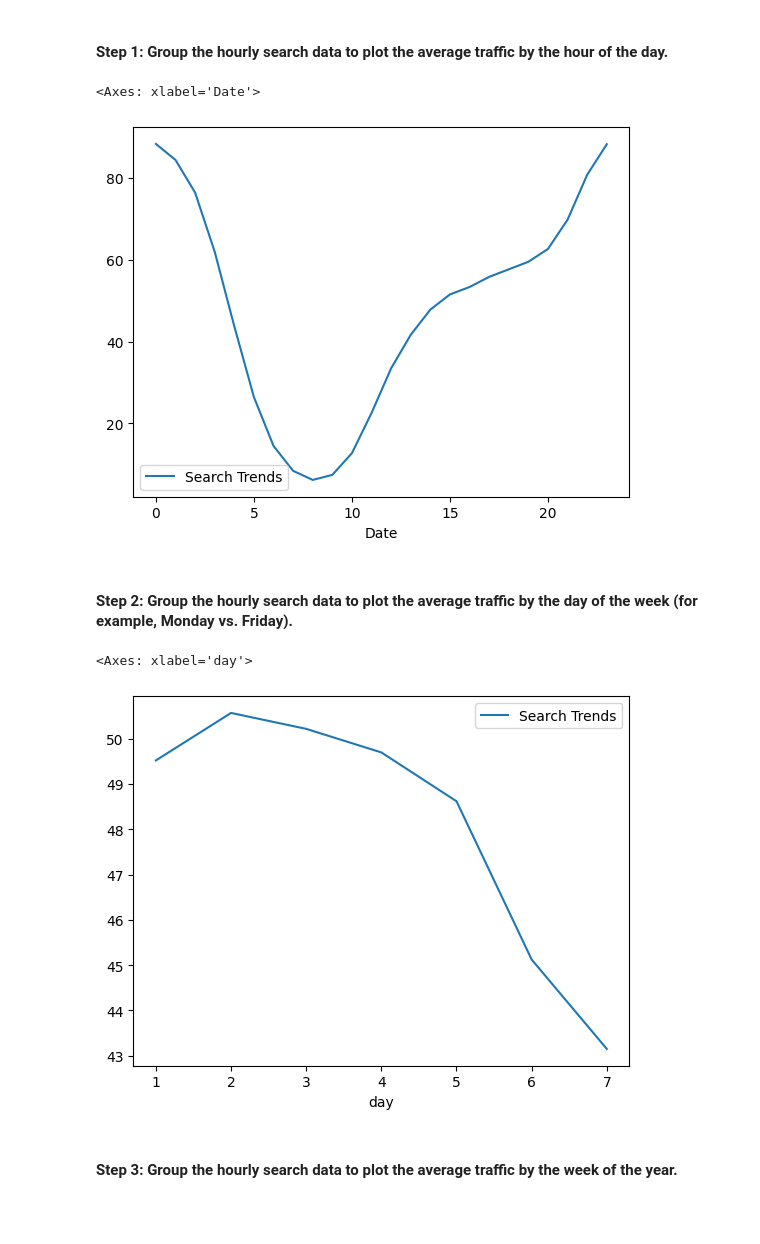
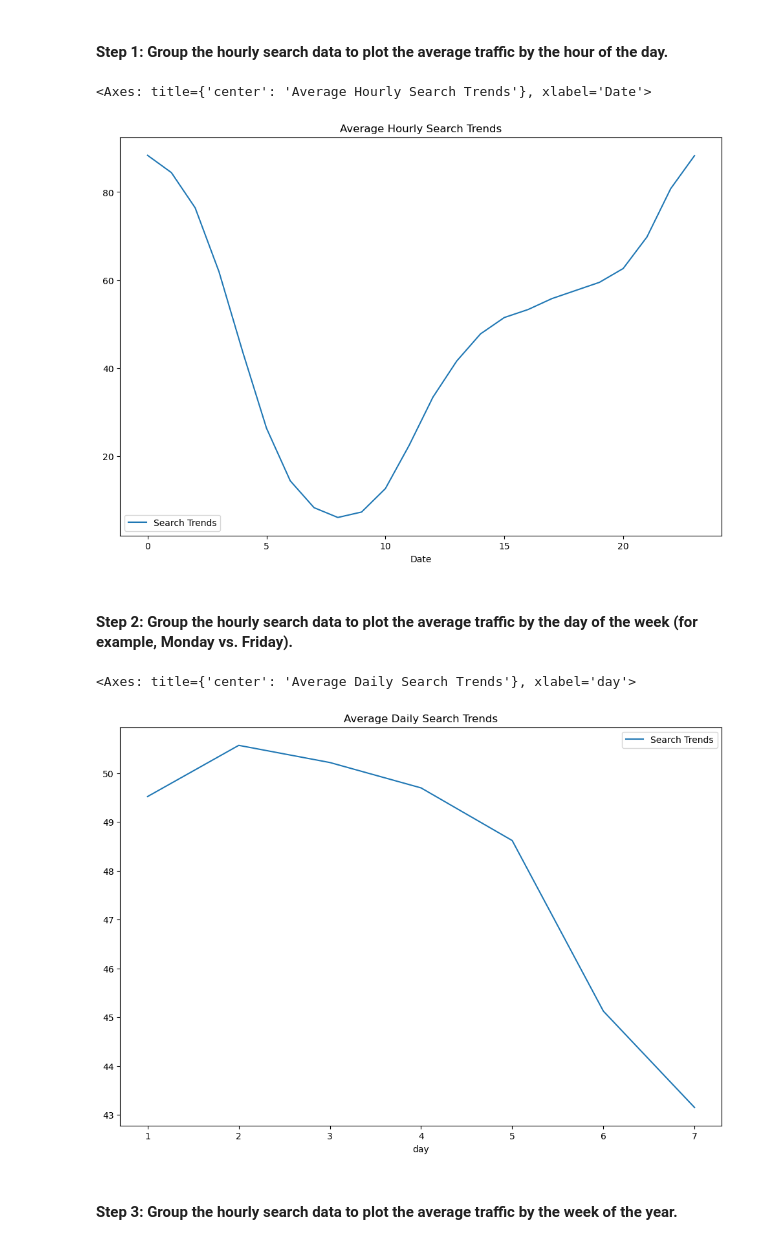
Before and after one commit to mafiat/prophet-challenge, a Jupyter notebook: forecasting_net_prophet.ipynb, the cells around one changed output. Drawn from its saved outputs; the diff is of its cells as text; code cells hidden in the pictures; blank space fills up the shorter version.

```diff
--- a/forecasting_net_prophet.ipynb
+++ b/forecasting_net_prophet.ipynb
@@ -148,16 +159,26 @@ To that end, you want to mine the search traffic data for predictable seasonal p
 #### Step 1: Group the hourly search data to plot the average traffic by the hour of the day.
 # %%
 # Group the hourly search data to plot the average traffic by the day of week, using `df.index.hour`
+
+avg_hourly_traffic = df_mercado_trends.groupby(df_mercado_trends.index.hour).mean()
+
+# Plot the average hourly traffic
+avg_hourly_traffic.plot(y='Search Trends', kind='line', figsize=(12, 8), title="Average Hourly Search Trends")
 # %% [output]
-<Axes: xlabel='Date'>
+<Axes: title={'center': 'Average Hourly Search Trends'}, xlabel='Date'>
-[figure, old version]
+[figure, new version]
 # %% [markdown]
 #### Step 2: Group the hourly search data to plot the average traffic by the day of the week (for example, Monday vs. Friday).
 # %%
 # Group the hourly search data to plot the average traffic by the day of week, using `df.index.isocalendar().day`.
+
+avg_daily_traffic = df_mercado_trends.groupby(df_mercado_trends.index.isocalendar().day).mean()
+
+# Plot the average daily traffic
+avg_daily_traffic.plot(y='Search Trends', kind='line', figsize=(12, 8), title="Average Daily Search Trends")
 # %% [output]
-<Axes: xlabel='day'>
+<Axes: title={'center': 'Average Daily Search Trends'}, xlabel='day'>
-[figure, old version]
+[figure, new version]
 # %% [markdown]
 #### Step 3: Group the hourly search data to plot the average traffic by the week of the year.
 # %%
```
Also changed, not shown: parts of 31 cells of this notebook.
